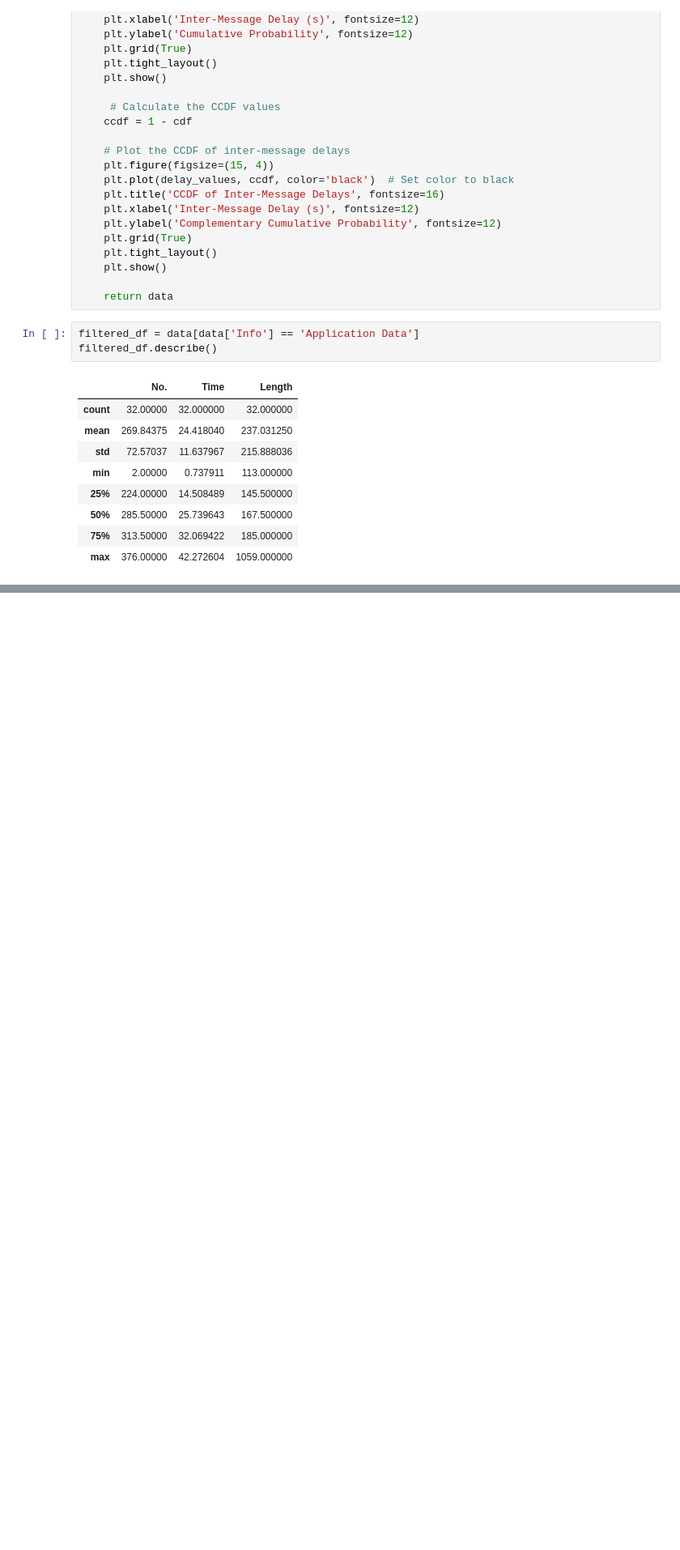
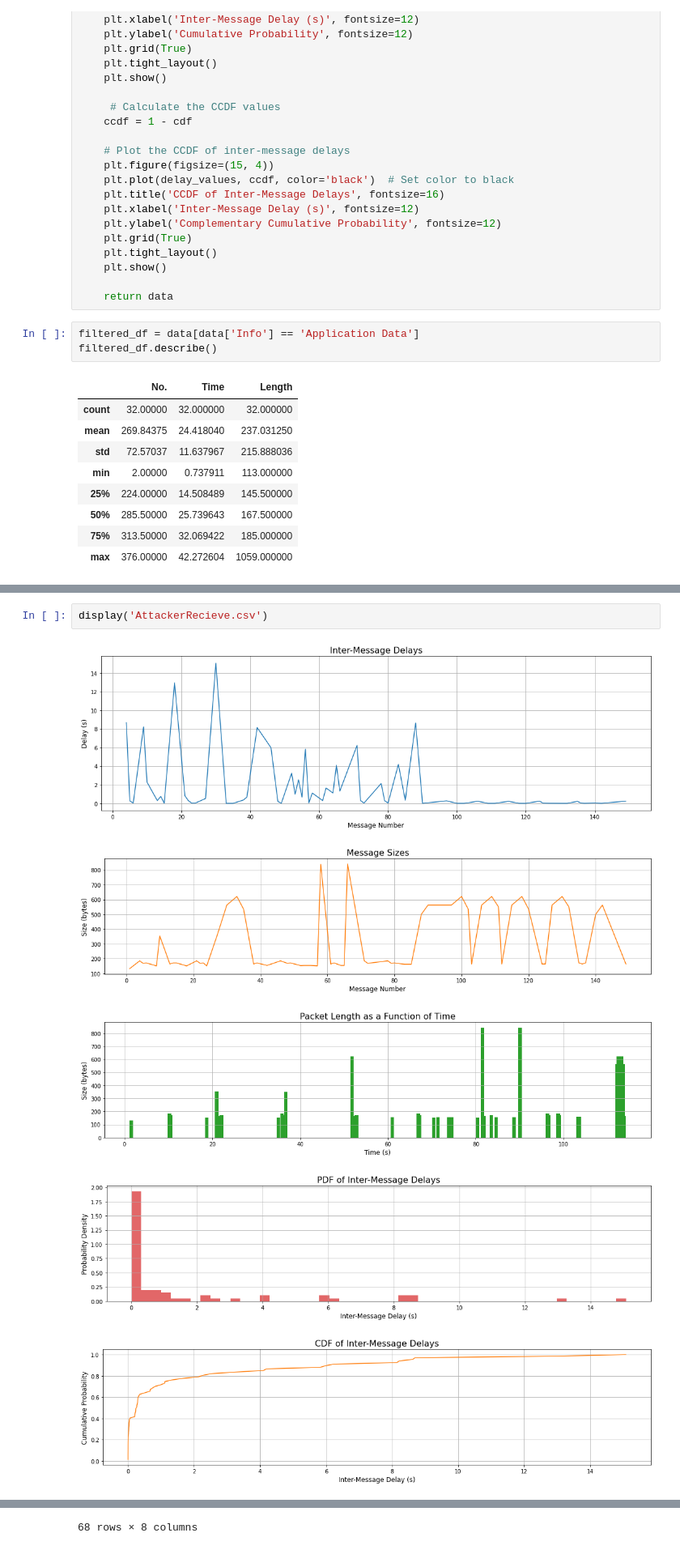
Before and after one commit to MayaHayat/NetworkingFinalProject, a Jupyter notebook: src/Networks_Assignment.ipynb, the cells around one changed output, grey strips where cells are left out. Shown at 81% size. Drawn from its saved outputs; the diff is of its cells as text; blank space fills up the shorter version.

```diff
--- a/src/Networks_Assignment.ipynb
+++ b/src/Networks_Assignment.ipynb
@@ -393,0 +418,8 @@ display_filtered(filtered_df)
+# %%
+display('AttackerRecieve.csv')
+# %% [output]
+[figure, added]
+[figure, added]
+[figure, added]
+[figure, added]
+[figure, added]
@@ -393,0 +439 @@ display_filtered(filtered_df)
+68 rows × 8 columns
```
Also changed, not shown: parts of 5 cells of this notebook.
